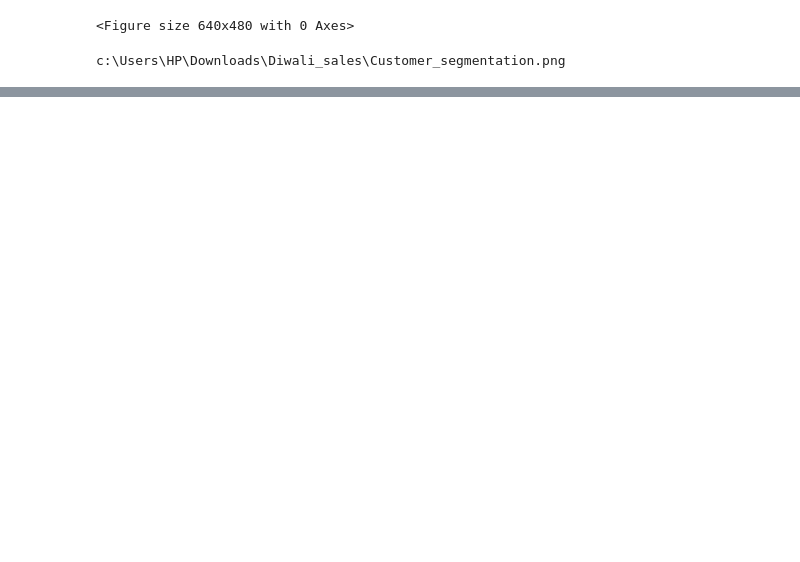
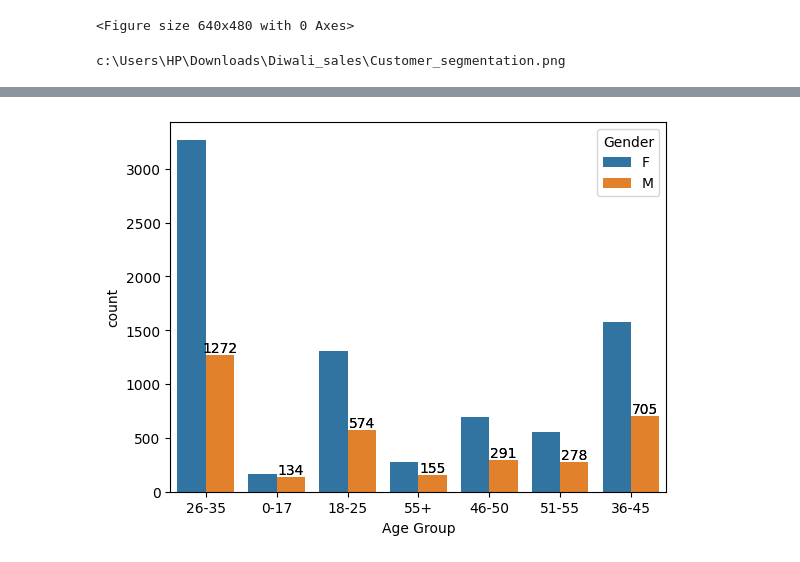
Before and after one commit to AshaKumari34/Diwali_sales, a Jupyter notebook: data vs.ipynb, the cells around one changed output, grey strips where cells are left out. Saved outputs shown, nothing was run; the diff lists cells and outputs as text; code cells hidden in the pictures; blank space fills up the shorter version.

```diff
--- a/data vs.ipynb
+++ b/data vs.ipynb
@@ -242,0 +257,8 @@ df.head(10)
+# %%
+#Which age group contributes the maximum sales  and how  should we target them in diwali sales?
+
+ax=sns.countplot(data=df,x='Age Group',hue='Gender')
+for bar in ax.containers:
+    ax.bar_label(bars)
+# %% [output]
+[figure, added]
```
Also changed, not shown: parts of 10 cells of this notebook, 1 other file.
